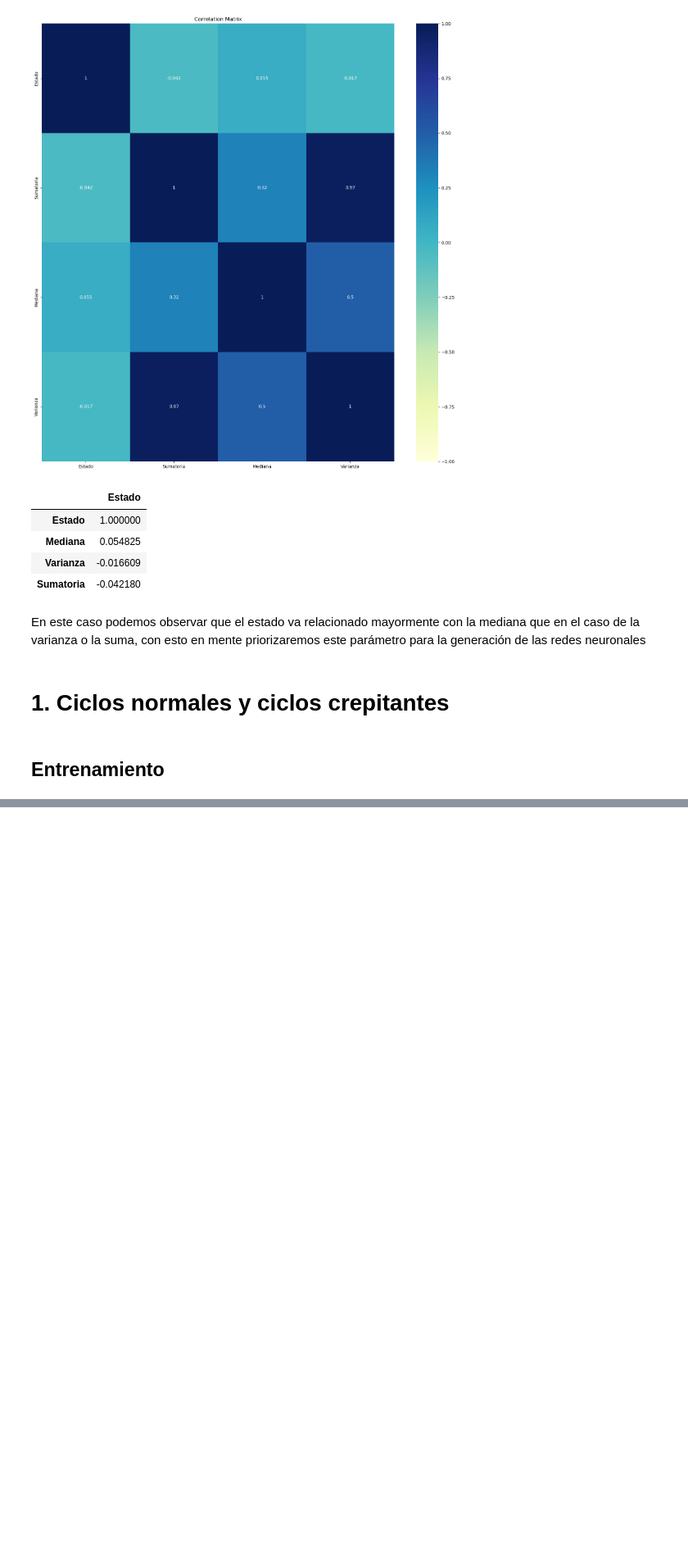
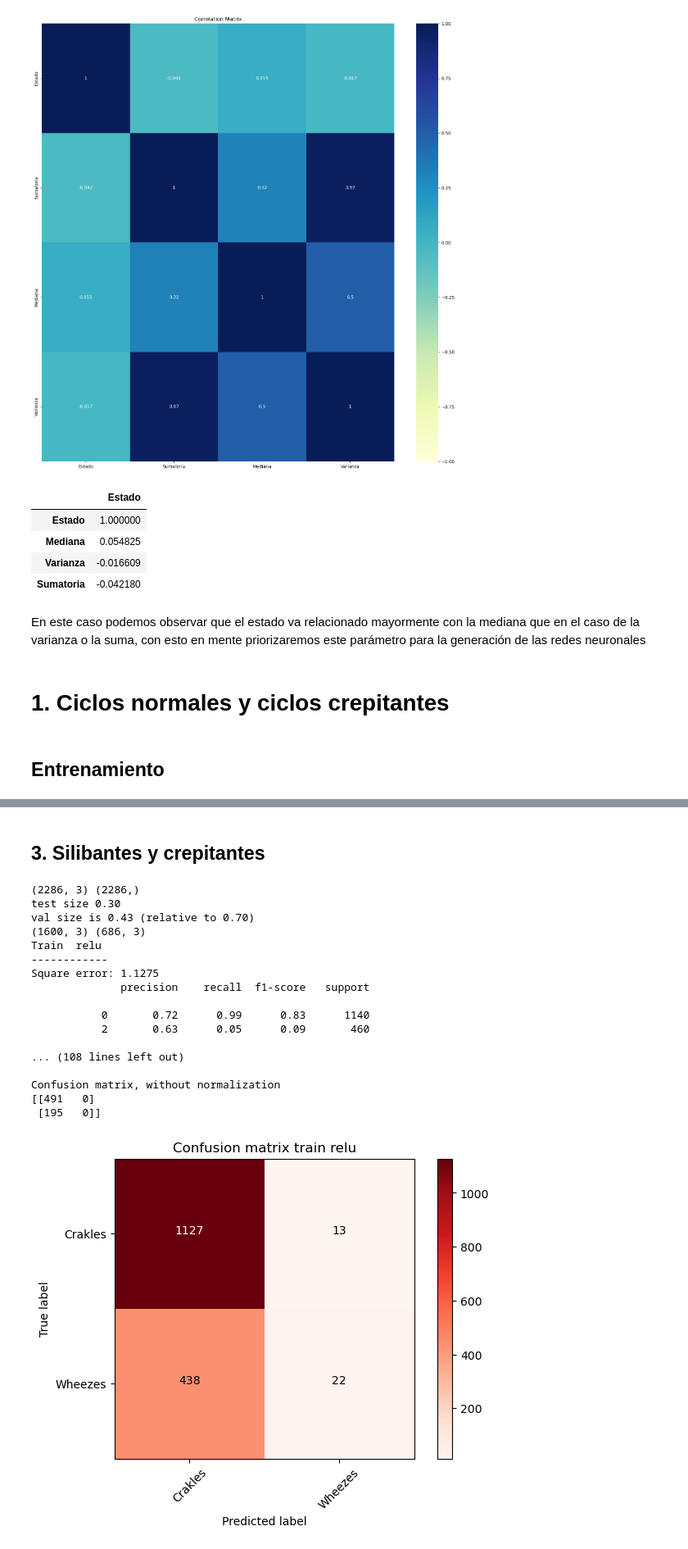
Before and after one commit to Ruizxp/Biosenales_El-Gran-Final, a Jupyter notebook: Terminator.ipynb, the cells around one changed output, grey strips where cells are left out. Shown at 82% size. Cells and saved outputs as stored; diff of their text form; code cells hidden in the pictures; blank space fills up the shorter version.

```diff
--- a/Terminator.ipynb
+++ b/Terminator.ipynb
@@ -226,0 +312,42 @@ Confusion matrix, without normalization
+# %% [markdown]
+## 3. Silibantes y crepitantes
+# %%
+con=(d2.Estado.values==0)|(d2.Estado.values==2)
+x=d2.drop(["Estado"],axis=1)[con]
+y=d2.Estado.values[con]
+test_size = 0.3
+val_size  = test_size/(1-test_size) # Elementos de validación
+
+
+print (x.shape, y.shape)
+print ("test size %.2f"%test_size)
+print ("val size is %.2f (relative to %.2f) "%(val_size, 1-test_size))
+
+Xtv, Xts, ytv, yts = train_test_split(x, y, test_size=test_size)
+
+print (Xtv.shape, Xts.shape)
+mlp_relu = MLPClassifier(hidden_layer_sizes=(20,20,20), activation='relu', solver='adam', max_iter=10000)
+mlp_identity = MLPClassifier(hidden_layer_sizes=(20,20,20), activation='identity', solver='adam', max_iter=10000)
+mlp_tanh = MLPClassifier(hidden_layer_sizes=(20,20,20), activation='tanh', solver='adam', max_iter=10000)
+mlp_logic=MLPClassifier(hidden_layer_sizes=(20,20,20), activation='logistic', solver='adam', max_iter=10000)
+a=[mlp_relu,mlp_identity,mlp_tanh,mlp_logic]
+me_da_pereza(a,Xtv,ytv,Xts,yts,['Crakles','Wheezes'])
+# %% [output]
+(2286, 3) (2286,)
+test size 0.30
+val size is 0.43 (relative to 0.70)
+(1600, 3) (686, 3)
+Train  relu
+------------
+Square error: 1.1275
+              precision    recall  f1-score   support
+
+           0       0.72      0.99      0.83      1140
+           2       0.63      0.05      0.09       460
+
+... (108 lines left out)
+
+Confusion matrix, without normalization
+[[491   0]
+ [195   0]]
+[figure, added]
```
Also changed, not shown: parts of 19 cells of this notebook, 1 other file.
